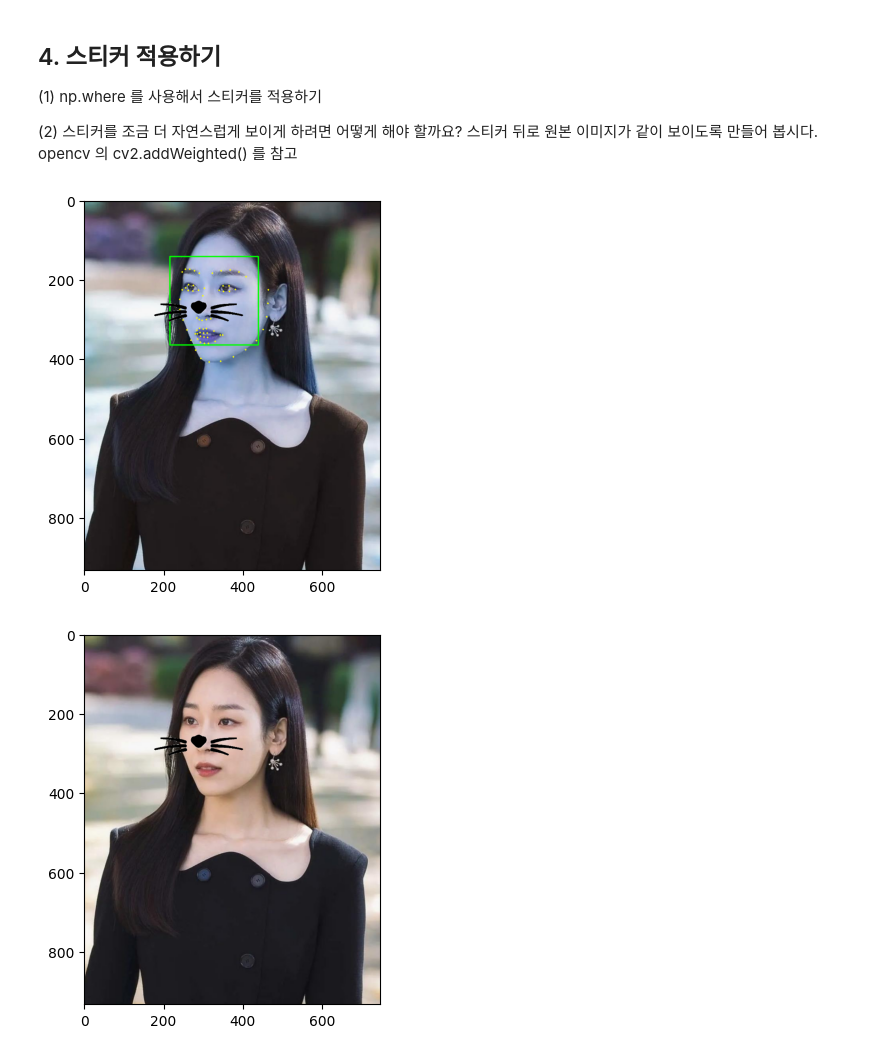
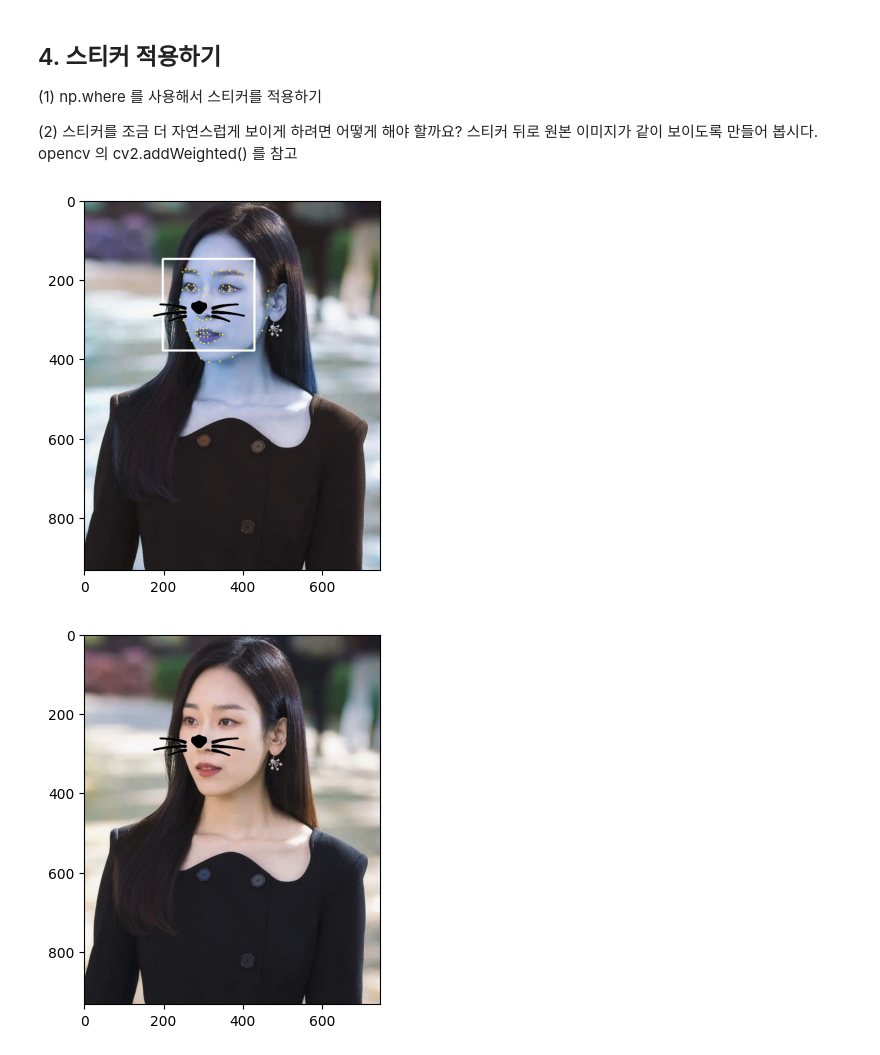
Before and after one commit to huiheee/AIFFEL, a Jupyter notebook: [GD_2]Create_a_camera_sticker_app.ipynb, the cells around one changed output. Drawn from its saved outputs; the diff is of its cells as text; code cells hidden in the pictures.

```diff
--- a/[GD_2]Create_a_camera_sticker_app.ipynb
+++ b/[GD_2]Create_a_camera_sticker_app.ipynb
@@ -70,4 +74,4 @@ plt.show()
 detector_hog = dlib.get_frontal_face_detector()
 
 # detector_hog를 이용하여 얼굴의 bounding box를 추출
-dlib_rects = detector_hog(img_rgb, 1)   # (image, num of image pyramid)
+dlib_rects = detector_hog(img_rgb, 2)   # (image, num of image pyramid)
@@ -81,8 +87,9 @@ for dlib_rect in dlib_rects: # 찾은 얼굴 영역의 좌표
     r = dlib_rect.right() # 오른쪽
     b = dlib_rect.bottom() # 아래쪽
 
-    cv2.rectangle(img_show, (l,t), (r,b), (0,255,0), 2, lineType=cv2.LINE_AA) # 시작점의 좌표와 종료점 좌표로 직각 사각형을 그림
+    # cv.rectangle(img, pt1, pt2, color[, thickness[, lineType[, shift]]])
+    cv2.rectangle(img_show_rgb, (l,t), (r,b), (255,255,255), 3, lineType=cv2.LINE_AA) # 시작점의 좌표와 종료점 좌표로 직각 사각형을 그림
 
-plt.imshow(img_show)
+plt.imshow(img_show_rgb)
 plt.show()
 # %% [output]
@@ -124,12 +131,12 @@ print(len(list_landmarks[0]))
 # list_landmarks의 원소가 1개이므로 아래 반복문은 한번만 실행됨
 for landmark in list_landmarks:
     for point in landmark:
-        cv2.circle(img_show, point, 2, (0, 255, 255), -1)
+        cv2.circle(img_show_rgb, point, 2, (0, 255, 255), -1)
             # cv2.circle: OpenCV의 원을 그리는 함수
-            # img_show 이미지 위 각각의 point에
+            # img_show_rgb 이미지 위 각각의 point에
             # 크기가 2이고 (0, 255, 255)색으로 내부가 채워진(-1) 원을 그림
             # (마지막 인수가 자연수라면 그만큼의 두께의 선으로 원이 그려짐)
 
-plt.imshow(img_show)
+plt.imshow(img_show_rgb)
 plt.show()
 # %% [output]
@@ -204,27 +213,19 @@ print (f'(x,y) : ({refined_x},{refined_y})')
 # %%
 # sticker_area는 원본이미지에서 스티커를 적용할 위치를 crop한 이미지 입니다.
-# 예제에서는 (344,0) 부터 (344+187, 0+89) 범위의 이미지를 의미합니다.
 # 좌표 순서가 y,x임에 유의한다. (y,x,rgb channel)
 # img_show[refined_y:refined_y+img_sticker.shape[0], refined_x:refined_x+img_sticker.shape[1]]
-# img_show[0:0+89, 344:344+187]
-# img_show[0:89, 344:531]
-# 즉, x좌표는 344~531 / y좌표는 0~89가 됨
 
-sticker_area = img_show[refined_y:refined_y+img_sticker.shape[0], refined_x:refined_x+img_sticker.shape[1]]
+sticker_area = img_show_rgb[refined_y:refined_y+img_sticker.shape[0], refined_x:refined_x+img_sticker.shape[1]]
 
 
-# 왕관 이미지에서 사용할 부분은 0이 아닌 색이 있는 부분을 사용합니다.
-# 왕관 이미지에서 0이 나오는 부분은 흰색이라는 뜻, 즉 이미지가 없다는 소리임.
-# 현재 왕관 이미지에서는 왕관과 받침대 밑의 ------ 부분이 됨
-# 그렇기 때문에 0인 부분(이미지가 없는 부분)은 제외하고 적용
-# sticker_area는 원본 이미지에서 스티커를 적용할 위치를 미리 잘라낸 이미지입니다.
-# 즉, 왕관 이미지에서 왕관 이미지가 없는 부분(왕관과 받침대 밑의 ------ 부분)은 원본 이미지에서 미리 잘라놓은 sticker_area(스티커 적용할 부분 만큼 원본 이미지에서 자른 이미지)를 적용하고,
-# 나머지 부분은 스티커로 채워주면 됨
+# 수염 스티커에서 255이 나오는 부분은 흰색이라는 뜻, 즉 이미지가 없다는 뜻
+# 그렇기 때문에 255인 부분(이미지가 없는 부분)은 제외하고 적용
+# sticker_area는 원본 이미지에서 스티커를 적용할 위치를 미리 잘라낸 이미지
 # np.where는 조건에 해당하는 인덱스만 찾아서 값을 적용하는 방법이다.
-# 아래 코드에서는 img_sticker가 0일 경우(왕관 이미지에서 왕관 부분 제외한 나머지 이미지)에는 sticker_area(원본 이미지에서 스티커를 적용할 위치를 미리 잘라낸 이미지)를 적용하고,
-# 나머지 부분은 img_sticker(왕관 이미지)를 적용한다.
+# 아래 코드에서는 img_sticker가 255일 경우(수염 스티커에서 수염 부분 제외한 나머지 이미지)에는 sticker_area(원본 이미지에서 스티커를 적용할 위치를 미리 잘라낸 이미지)를 적용하고,
+# 나머지 부분은 img_sticker(수염 이미지)를 적용한다.
 
-img_show[refined_y:refined_y+img_sticker.shape[0], refined_x:refined_x+img_sticker.shape[1]] = \
+img_show_rgb[refined_y:refined_y+img_sticker.shape[0], refined_x:refined_x+img_sticker.shape[1]] = \
     np.where(img_sticker==255,sticker_area,img_sticker).astype(np.uint8)
 # %% [markdown]
 ## 4. 스티커 적용하기
@@ -233,12 +234,12 @@ img_show[refined_y:refined_y+img_sticker.shape[0], refined_x:refined_x+img_stick
 
 (2) 스티커를 조금 더 자연스럽게 보이게 하려면 어떻게 해야 할까요? 스티커 뒤로 원본 이미지가 같이 보이도록 만들어 봅시다. opencv 의 cv2.addWeighted() 를 참고
 # %%
-# 왕관 이미지를 적용한 이미지를 보여준다.
-# 얼굴 영역(7-3)과 랜드마크(7-4)를 미리 적용해놓은 img_show에 왕관 이미지를 덧붙인 이미지가 나오게 된다.)
-plt.imshow(cv2.cvtColor(img_show, cv2.COLOR_BGR2RGB))
+# 수염 이미지를 적용한 이미지를 보여준다.
+# 얼굴 영역과 랜드마크를 미리 적용해놓은 img_show_rgb에 수염 이미지를 덧붙인 이미지가 나오게 된다.)
+plt.imshow(cv2.cvtColor(img_show_rgb, cv2.COLOR_BGR2RGB))
 plt.show()
 # %% [output]
-[figure, old version]
+[figure, new version]
 # %%
 # bounding box와 landmark를 제거하고 최종 결과만 출력
 # img_show대신 img_bgr 활용
```
Also changed, not shown: parts of 26 cells of this notebook.
